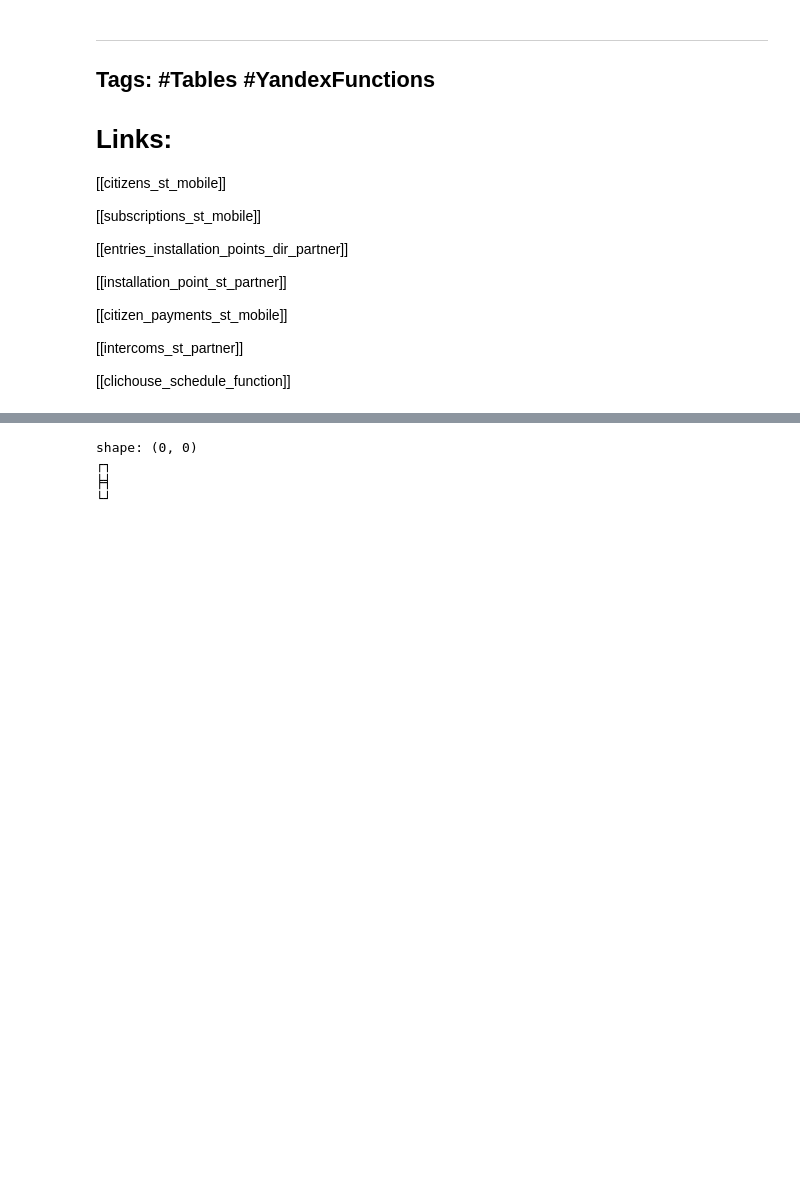
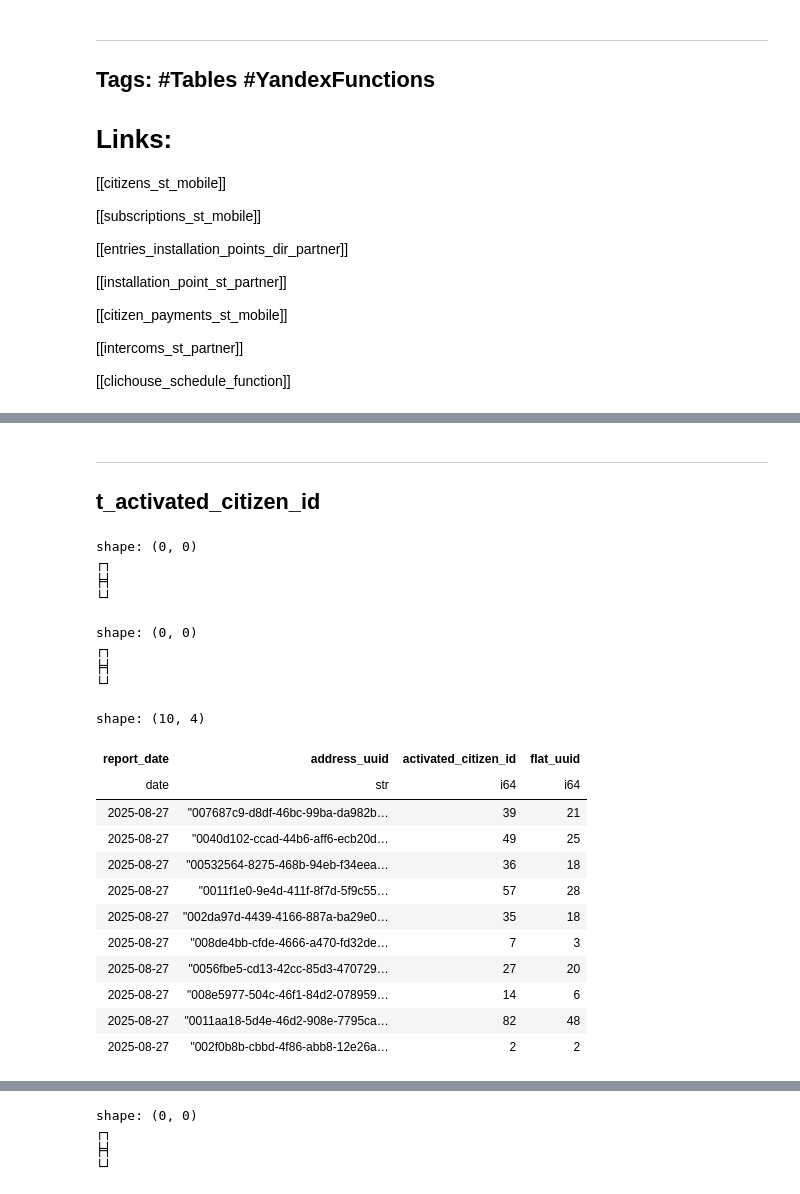
Before and after one commit to sputnik-systems/analytics, a Jupyter notebook: Clickhouse/t_subscribtions_citizens_by_companies_and_cities_address/t_subscribtions_citizens_by_companies_and_cities_address_ch.ipynb, the cells around one changed output, grey strips where cells are left out. Cells and saved outputs as stored; diff of their text form; code cells hidden in the pictures; blank space fills up the shorter version.

```diff
--- a/Clickhouse/t_subscribtions_citizens_by_companies_and_cities_address/t_subscribtions_citizens_by_companies_and_cities_address_ch.ipynb
+++ b/Clickhouse/t_subscribtions_citizens_by_companies_and_cities_address/t_subscribtions_citizens_by_companies_and_cities_address_ch.ipynb
@@ -35,0 +403,64 @@ ___
+# %% [markdown]
+____
+
+## t_activated_citizen_id
+# %%
+query_text = """--sql
+    CREATE TABLE db1.t_activated_citizen_id
+    (
+        `report_date` Date,
+        `address_uuid` String,
+        `activated_citizen_id` UInt64,
+        `flat_uuid` UInt64
+    )
+    ENGINE = MergeTree()
+    ORDER BY address_uuid
+    """
+ch.query_run(query_text)
+# %% [output]
+shape: (0, 0)
+┌┐
+╞╡
+└┘
+# %%
+query_text = """--sql
+    CREATE MATERIALIZED VIEW db1.t_activated_citizen_id_mv
+    REFRESH EVERY 1 DAY OFFSET 5 HOUR 35 MINUTE TO db1.t_activated_citizen_id AS
+     SELECT
+        report_date,
+        address_uuid,
+        countDistinctIf(citizen_id, citizen_id != 0) AS activated_citizen_id,
+        countDistinctIf(flat_uuid, flat_uuid != '') AS flat_uuid
+    FROM db1.rep_mobile_citizens_id_city_partner
+    WHERE address_uuid != ''
+    GROUP BY report_date, address_uuid
+    """
+ch.query_run(query_text)
+# %% [output]
+shape: (0, 0)
+┌┐
+╞╡
+└┘
+# %%
+query_text = """--sql
+SELECT
+    *
+FROM db1.t_activated_citizen_id
+ORDER BY report_date DESC
+LIMIT 10
+    """
+ch.query_run(query_text)
+# %% [output]
+shape: (10, 4)
+| report_date | address_uuid | activated_citizen_id | flat_uuid |
+| date | str | i64 | i64 |
+| 2025-08-27 | "007687c9-d8df-46bc-99ba-da982b… | 39 | 21 |
+| 2025-08-27 | "0040d102-ccad-44b6-aff6-ecb20d… | 49 | 25 |
+| 2025-08-27 | "00532564-8275-468b-94eb-f34eea… | 36 | 18 |
+| 2025-08-27 | "0011f1e0-9e4d-411f-8f7d-5f9c55… | 57 | 28 |
+| 2025-08-27 | "002da97d-4439-4166-887a-ba29e0… | 35 | 18 |
+| 2025-08-27 | "008de4bb-cfde-4666-a470-fd32de… | 7 | 3 |
+| 2025-08-27 | "0056fbe5-cd13-42cc-85d3-470729… | 27 | 20 |
+| 2025-08-27 | "008e5977-504c-46f1-84d2-078959… | 14 | 6 |
+| 2025-08-27 | "0011aa18-5d4e-46d2-908e-7795ca… | 82 | 48 |
+| 2025-08-27 | "002f0b8b-cbbd-4f86-abb8-12e26a… | 2 | 2 |
```
Also changed, not shown: parts of 35 cells of this notebook, 32 other files.
